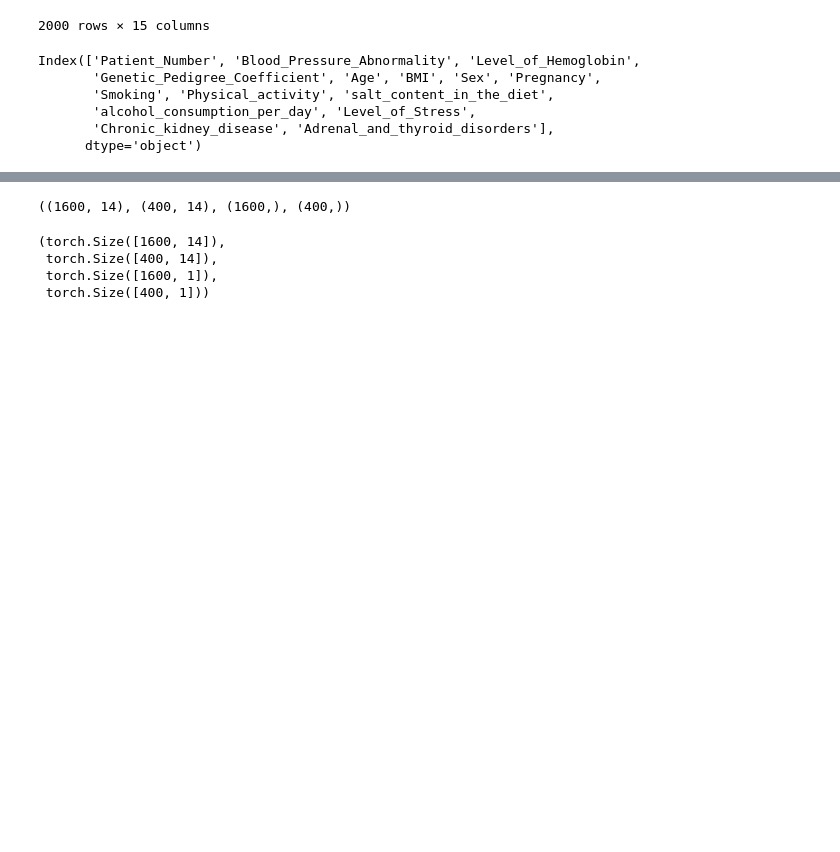
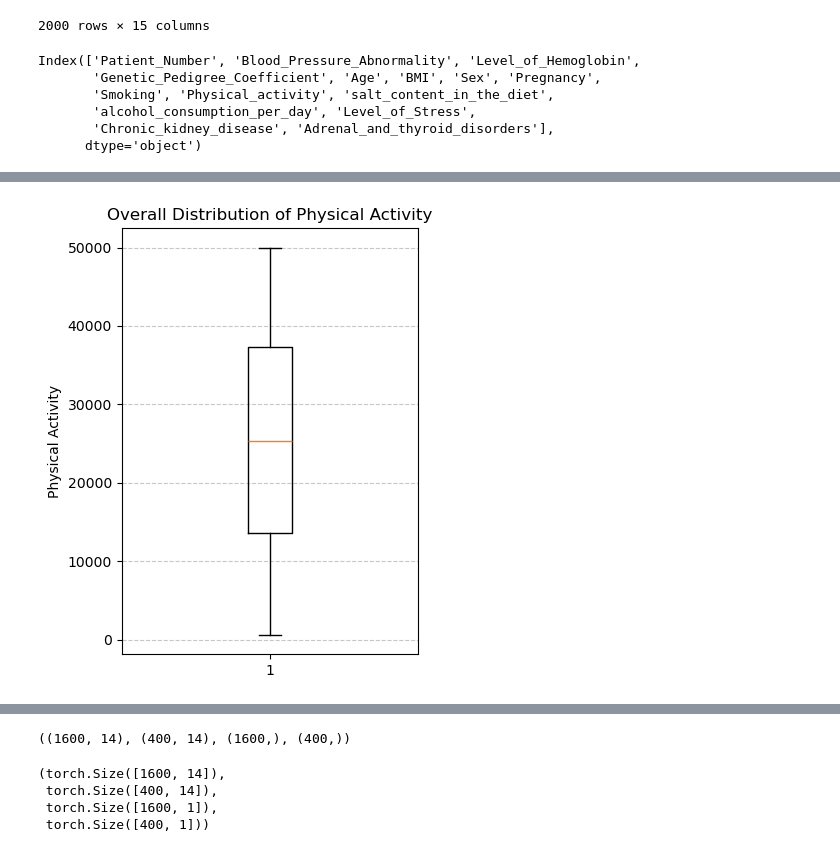
Before and after one commit to tastysoapwater/Introduction-to-Artificial-Intelligence, a Jupyter notebook: week-07/BP_Classification.ipynb, the cells around one changed output, grey strips where cells are left out. Drawn from its saved outputs; the diff is of its cells as text; code cells hidden in the pictures; blank space fills up the shorter version.

```diff
--- a/week-07/BP_Classification.ipynb
+++ b/week-07/BP_Classification.ipynb
@@ -51,0 +125,12 @@ data['Genetic_Pedigree_Coefficient'] = data['Genetic_Pedigree_Coefficient'].fill
+# %%
+# Physical_activity 전체 분포 박스플롯
+plt.figure(figsize=(4, 5))
+plt.boxplot(data['Physical_activity'].dropna(), vert=True)
+
+plt.title('Overall Distribution of Physical Activity')
+plt.ylabel('Physical Activity')
+plt.grid(axis='y', linestyle='--', alpha=0.7)
+plt.tight_layout()
+plt.show()
+# %% [output]
+[figure, added]
```
Also changed, not shown: parts of 16 cells of this notebook.
